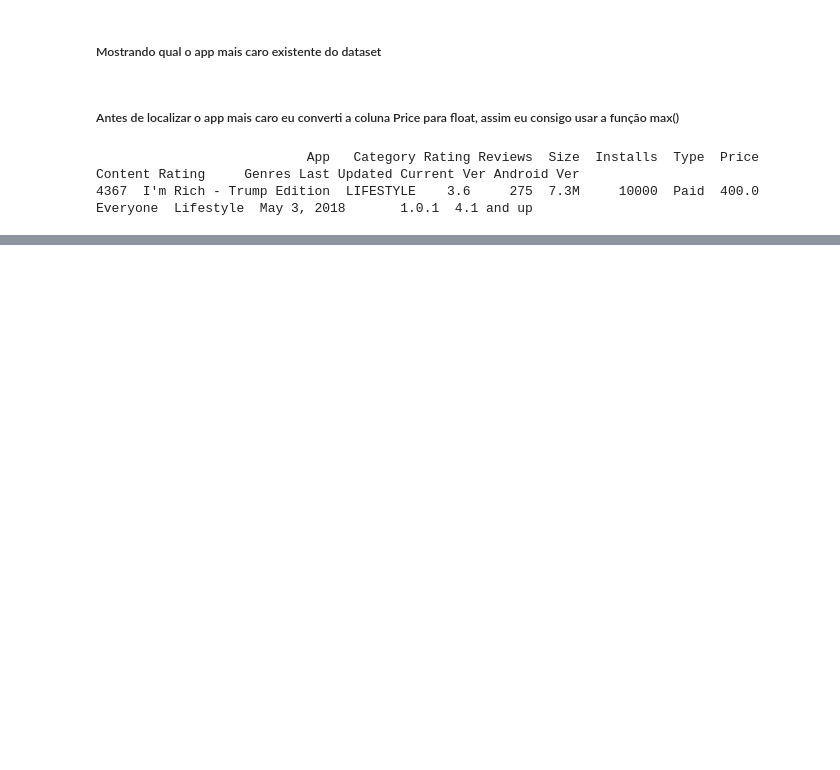
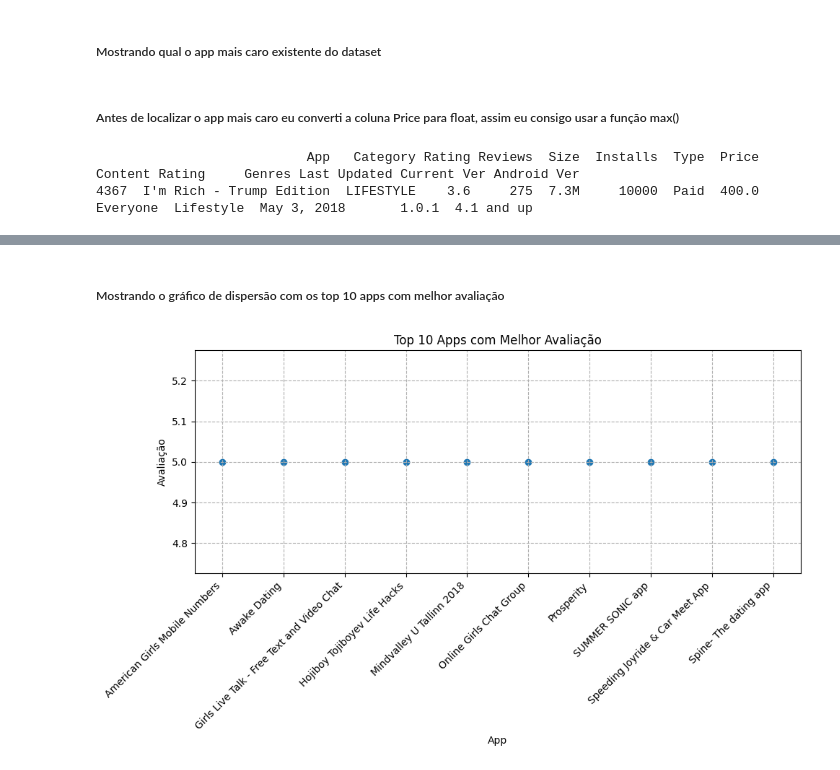
Before and after one commit to Rafaapsantos/CompassUol_Programa_de_bolsas, a Jupyter notebook: Sprint 3/Desafios/desafio.ipynb, the cells around one changed output, grey strips where cells are left out. Drawn from its saved outputs; the diff is of its cells as text; code cells hidden in the pictures; blank space fills up the shorter version.

```diff
--- a/Sprint 3/Desafios/desafio.ipynb
+++ b/Sprint 3/Desafios/desafio.ipynb
@@ -103,0 +149,5 @@ A quantidade de apps classificados como mature 17+ é: 499
+# %%
+top_10_melhores_apps = df.nlargest(10, 'Rating')
+top_10_melhores_apps = top_10_melhores_apps.sort_values(by='App')
+for i, (app, rating) in enumerate(zip(top_10_melhores_apps['App'], top_10_melhores_apps['Rating'])):
+    print(f'{i + 1} - {app}: {rating}')
@@ -103,0 +178,14 @@ A quantidade de apps classificados como mature 17+ é: 499
+# %% [markdown]
+##### Mostrando o gráfico de dispersão com os top 10 apps com melhor avaliação
+# %%
+plt.figure(figsize=(10, 6))
+plt.scatter(top_10_melhores_apps['App'], top_10_melhores_apps['Rating'])
+plt.title('Top 10 Apps com Melhor Avaliação')
+plt.xlabel('App')
+plt.ylabel('Avaliação')
+plt.xticks(rotation=45, ha='right')
+plt.grid(True, linestyle='--')
+plt.tight_layout()
+plt.show()
+# %% [output]
+[figure, added]
```
Also changed, not shown: parts of 19 cells of this notebook, 20 other files.
